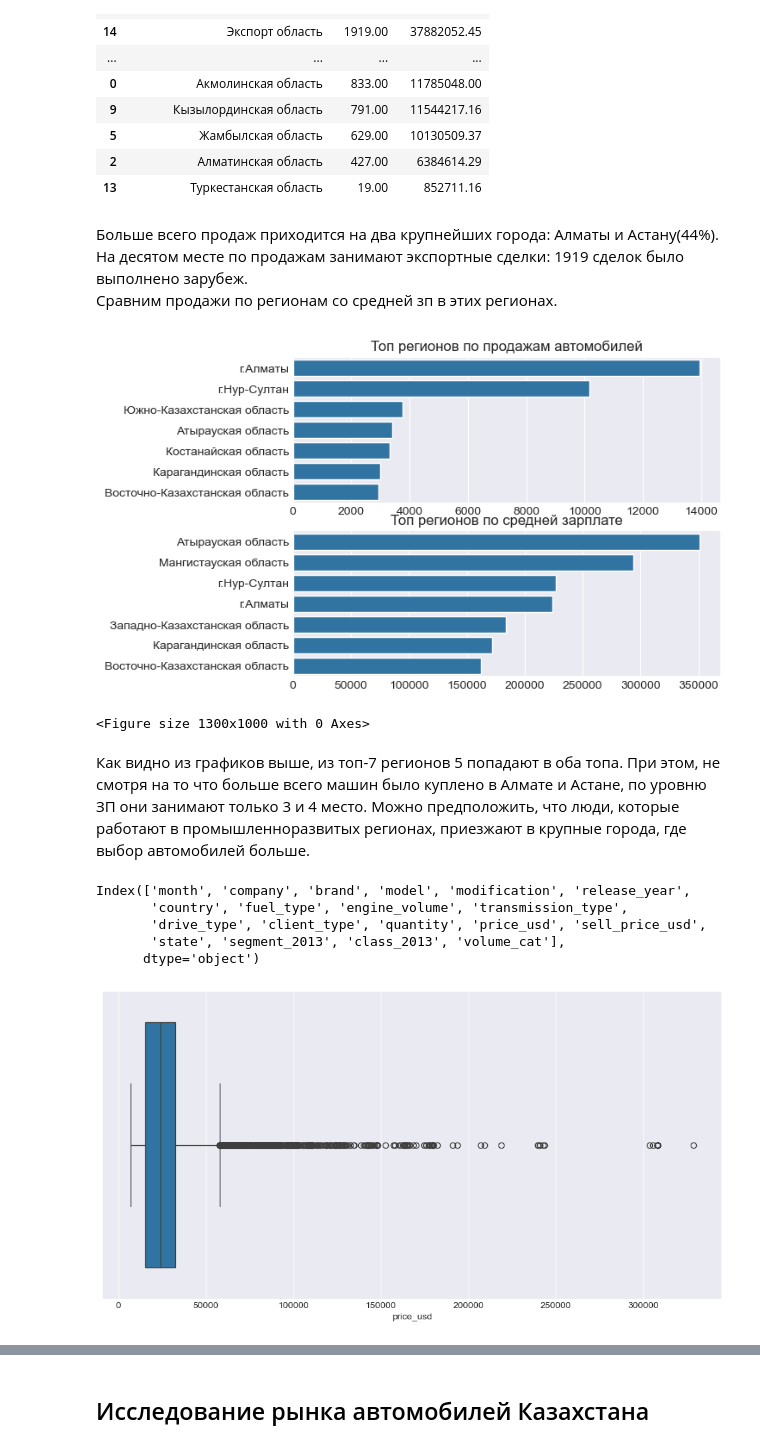
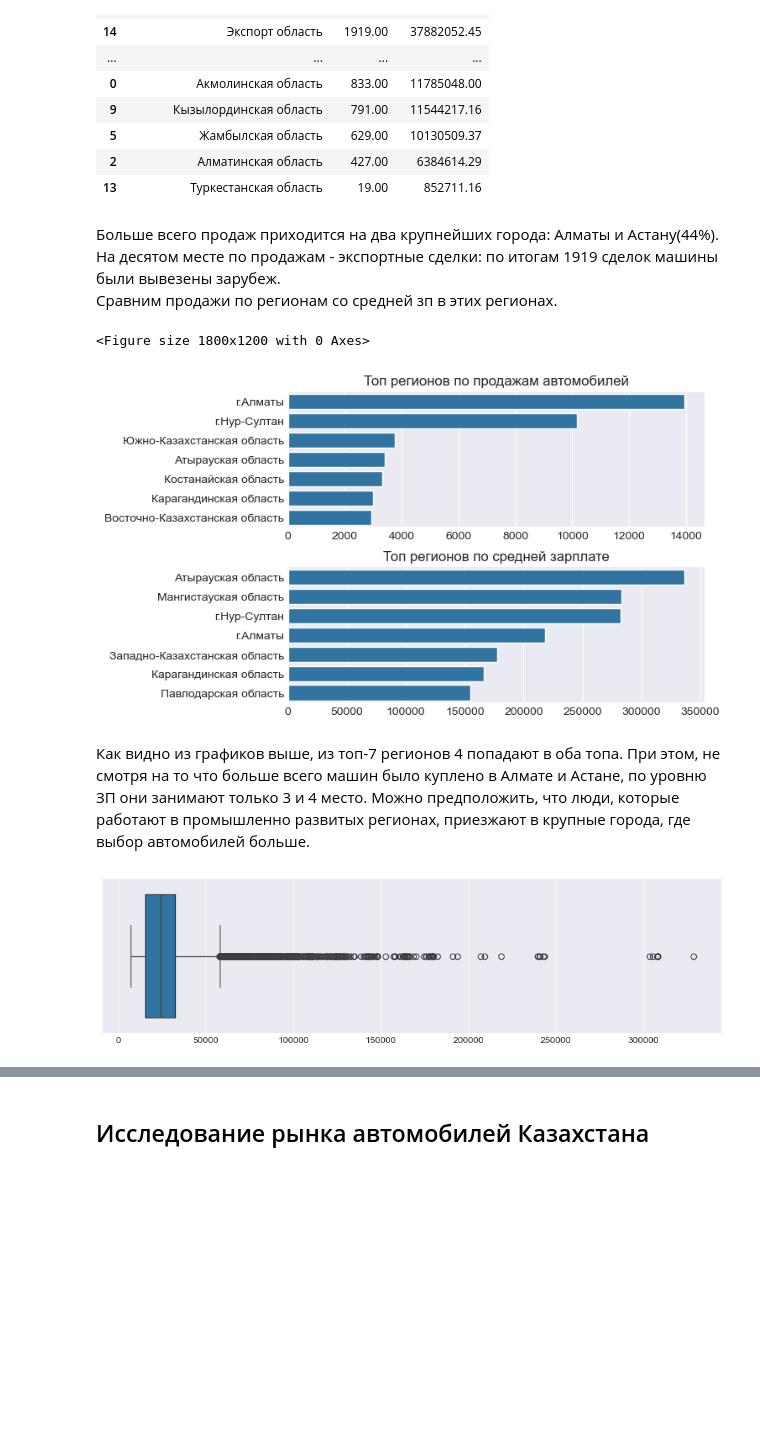
Before and after one commit to Kexxshas/pet_projects, a Jupyter notebook: car_sales_kz/car_sales_kz_2019.ipynb, the cells around one changed output, grey strips where cells are left out. Cells and saved outputs as stored; diff of their text form; code cells hidden in the pictures; blank space fills up the shorter version.

```diff
--- a/car_sales_kz/car_sales_kz_2019.ipynb
+++ b/car_sales_kz/car_sales_kz_2019.ipynb
@@ -932,6 +898,7 @@ print(f'Всего {shape_clean[0]} наблюдений и {shape_clean[1]} п
 # %%
 df = pd.read_csv('auto_kz_2019_clean.csv', sep=';', index_col=0)
 # %%
+df.month = pd.to_datetime(df.month)
 df.info()
 # %% [output]
 <class 'pandas.core.frame.DataFrame'>
@@ -1200,6 +1163,6 @@ sales_by_state.sort_values(by='quantity', ascending=False)
 | 13 | Туркестанская область | 19.00 | 852711.16 |
 # %% [markdown]
 Больше всего продаж приходится на два крупнейших города: Алматы и Астану(44%).
-На десятом месте по продажам занимают экспортные сделки: 1919 сделок было выполнено зарубеж.
+На десятом месте по продажам - экспортные сделки: по итогам 1919 сделок машины были вывезены зарубеж.
 Сравним продажи по регионам со средней зп в этих регионах.
 # %%
@@ -1236,34 +1200,27 @@ y1 = kz_stat.nlargest(7, 'quantity').state
 x2 = kz_stat.nlargest(7, 'salary').salary
 y2 = kz_stat.nlargest(7, 'salary').state
 
+plt.figure(2, figsize=(18,12))
 fig, axs = plt.subplots(nrows = 2)
-plt.figure(2, figsize=(13,10))
 
 ax1 = sns.barplot(kz_stat, x=x1, y=y1, ax=axs[0])
 ax1.set(title = 'Топ регионов по продажам автомобилей', xlabel='', ylabel='')
 ax2 = sns.barplot(kz_stat, x=x2, y=y2, ax=axs[1])
 ax2.set(title = 'Топ регионов по средней зарплате', xlabel='', ylabel='')
 
+plt.subplots_adjust(hspace = 0.3)
 plt.show()
 # %% [output]
+<Figure size 1800x1200 with 0 Axes>
-[figure, old version]
+[figure, new version]
-<Figure size 1300x1000 with 0 Axes>
 # %% [markdown]
-Как видно из графиков выше, из топ-7 регионов 5 попадают в оба топа. При этом, не смотря на то что больше всего машин было куплено в Алмате и Астане, по уровню ЗП они занимают только 3 и 4 место. Можно предположить, что люди, которые работают в промышленноразвитых регионах, приезжают в крупные города, где выбор автомобилей больше.
+Как видно из графиков выше, из топ-7 регионов 4 попадают в оба топа. При этом, не смотря на то что больше всего машин было куплено в Алмате и Астане, по уровню ЗП они занимают только 3 и 4 место. Можно предположить, что люди, которые работают в промышленно развитых регионах, приезжают в крупные города, где выбор автомобилей больше.
-# %%
-df.columns
-# %% [output]
-Index(['month', 'company', 'brand', 'model', 'modification', 'release_year',
-       'country', 'fuel_type', 'engine_volume', 'transmission_type',
-       'drive_type', 'client_type', 'quantity', 'price_usd', 'sell_price_usd',
-       'state', 'segment_2013', 'class_2013', 'volume_cat'],
-      dtype='object')
 # %%
-# пострим график распределния цен
-plt.figure(2, figsize=(12,6))
+# пострим график распределения цен
+plt.figure(2, figsize=(12,3))
 ax = sns.boxplot(x = df.price_usd)
-
+plt.xlabel('')
 plt.show()
 # %% [output]
-[figure, old version]
+[figure, new version]
 # %% [markdown]
```
Also changed, not shown: parts of 86 cells of this notebook, 3 other files.
